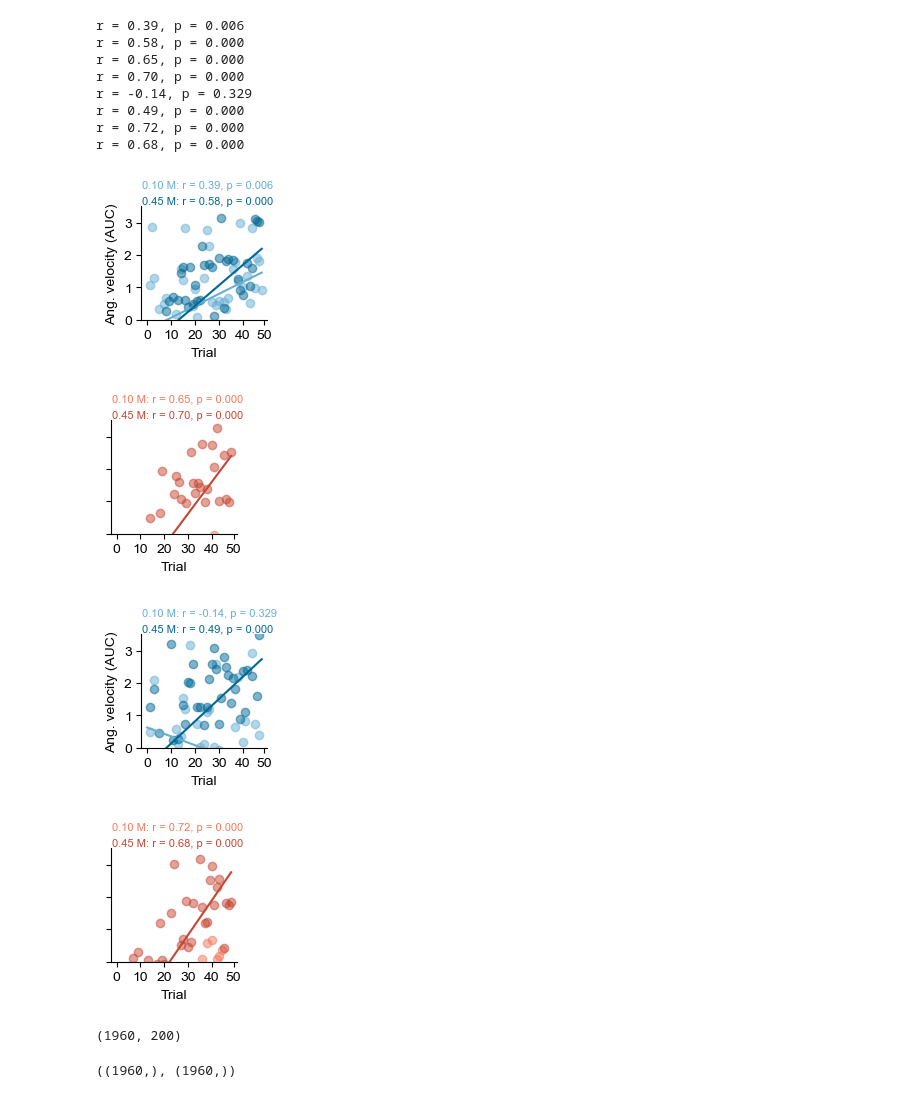
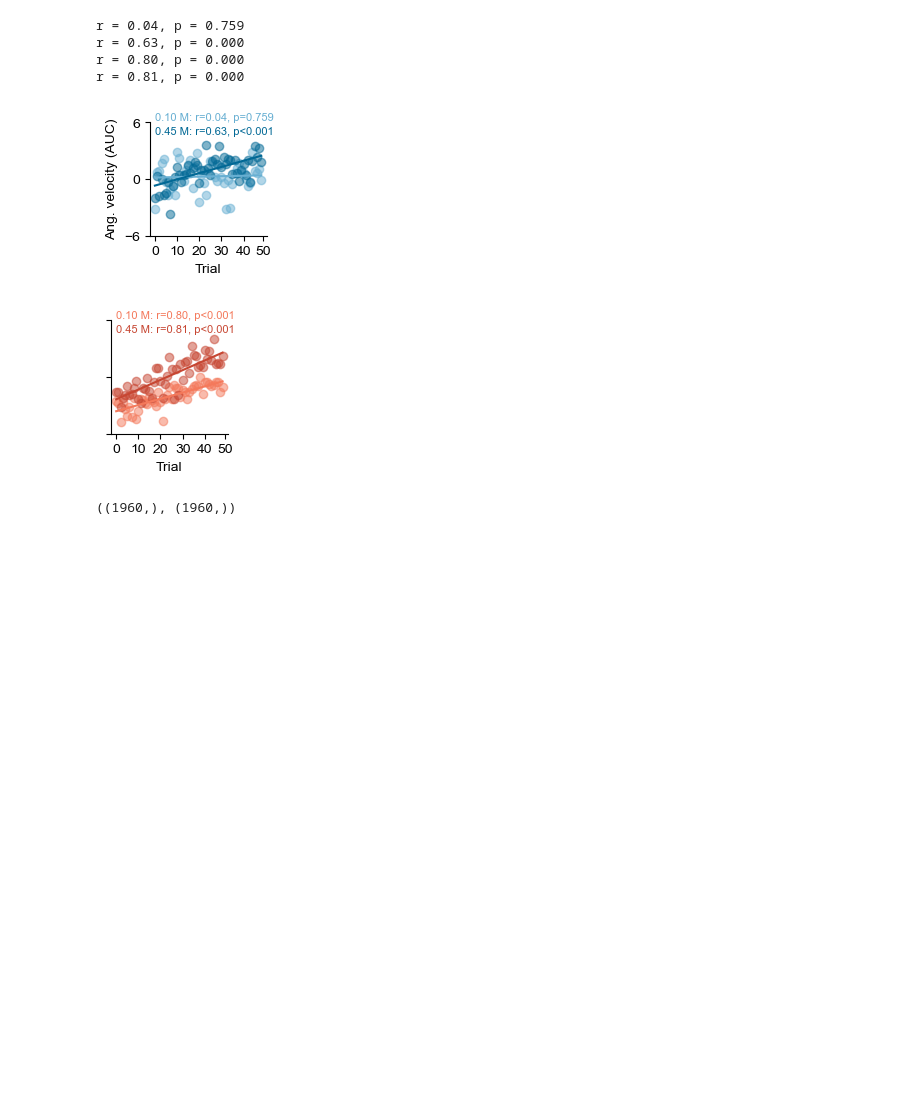
Before and after one commit to jaimemcc/bazzino, a Jupyter notebook: notebooks/figs_for_ang_vel.ipynb, the cells around one changed output. Saved outputs shown, nothing was run; the diff lists cells and outputs as text; code cells hidden in the pictures; blank space fills up the shorter version.

```diff
--- a/notebooks/figs_for_ang_vel.ipynb
+++ b/notebooks/figs_for_ang_vel.ipynb
@@ -64,3 +24,10 @@ x_vel.shape
+# %%
+with open(DATAFOLDER / "bazzino_data.pickle", "rb") as f:
+    data = dill.load(f)
+
+x_array = data["x_array"]
+snips_photo = data["snips_photo"]
+snips_vel = data["snips_vel"]
 # %%
 def smooth_array(arr, window_size=5):
     """
@@ -352,9 +203,9 @@ array([[0.79033573, 0.71926936, 0.68202478, 0.64266638, 0.64682422,
 # %%
 f, ax = plt.subplots(figsize=(2.2, 2.2),
-                     gridspec_kw={"left": 0.25, "right": 0.95, "top": 0.95, "bottom": 0.2})
+                     gridspec_kw={"left": 0.3, "right": 0.95, "top": 0.95, "bottom": 0.2})
 
 
-aucs = [f_replete_aucs, f_deplete_aucs]
+aucs = [replete_aucs, deplete_aucs]
 barx = [1, 2]
 barwidth=0.35
 
@@ -372,11 +223,11 @@ ax.scatter([barx[1] + spacer]*len(aucs[1][1]), aucs[1][1], facecolors="white", e
 
 sns.despine(ax=ax, top=True, right=True, left=False, bottom=True)
 ax.set_xticks([])
-ax.set_yticks([-0, 50, 100, 150])
-ax.set_ylim([-290,200])
+#ax.set_yticks([-300, -200, -100, 0, ])
+#ax.set_ylim([-290,200])
 
 ax.set_ylabel("Ang. velocity (AUC)", fontsize=10)
 
 if savefigs:
-    f.savefig(FIGSFOLDER / "aucs_vel_female.pdf")
+    f.savefig(FIGSFOLDER / "aucs_vel.pdf")
 # %% [output]
@@ -427,60 +246,54 @@ def draw_regression_line(y, ax, color):
     return r_value, p_value
 
 def make_correlation_plot(inf10, inf45, col10, col45, yaxis=False):
 
     f, ax = plt.subplots(figsize=(1.8,1.8),
-                         gridspec_kw={"left": 0.25, "right": 0.95, "top": 0.85, "bottom": 0.22})
+                         gridspec_kw={"left": 0.25, "right": 0.9, "top": 0.85, "bottom": 0.22})
 
     ax.scatter(np.arange(len(inf10)), inf10, color=col10, alpha=0.5)
     ax.scatter(np.arange(len(inf45)), inf45, color=col45, alpha=0.5)
 
     r, p = draw_regression_line(inf10, ax, col10)
-    ax.text(-2, 4, f"0.10 M: r = {r:.2f}, p = {p:.3f}", color=col10, fontsize=8,
+    if p < 0.001:
+        p = "p<0.001"
+    else:
+        p = f"p={p:.3f}"
+    ax.text(0, 6, f"0.10 M: r={r:.2f}, {p}", color=col10, fontsize=8,
             va="bottom", ha="left")
     r, p = draw_regression_line(inf45, ax, col45)
-    ax.text(-2, 3.5, f"0.45 M: r = {r:.2f}, p = {p:.3f}", color=col45, fontsize=8,
+    if p < 0.001:
+        p = "p<0.001"
+    else:
+        p = f"p={p:.3f}"
+    ax.text(0, 4.5, f"0.45 M: r={r:.2f}, {p}", color=col45, fontsize=8,
             va="bottom", ha="left")
 
     sns.despine(ax=ax)
 
-    ax.set_ylim([0, 3.5])
+    ax.set_ylim([-6, 6])
 
     if yaxis:
-        ax.set_yticks([0, 1, 2, 3])
+        ax.set_yticks([-6, 0, 6])
         ax.set_ylabel("Ang. velocity (AUC)")
     else:
-        ax.set_yticks([0, 1, 2, 3], labels=["", "", "", ""])
+        ax.set_yticks([-6, 0, 6], labels=["", "", "",])
 
     ax.set_xticks([0, 10, 20, 30, 40, 49], labels=["0", "10", "20", "30", "40", "50"])
     ax.set_xlabel("Trial")
 
     return f
 
-f = make_correlation_plot(f_replete_10_inf, f_replete_45_inf, colors[0], colors[1], yaxis=True)
+f = make_correlation_plot(replete_10_inf, replete_45_inf, colors[0], colors[1], yaxis=True)
 if savefigs:
-    f.savefig(FIGSFOLDER / "correlation_vel_f_replete.pdf")
+    f.savefig(FIGSFOLDER / "correlation_vel_replete.pdf")
 
-f = make_correlation_plot(f_deplete_10_inf, f_deplete_45_inf, colors[2], colors[3])
+f = make_correlation_plot(deplete_10_inf, deplete_45_inf, colors[2], colors[3])
 if savefigs:
-    f.savefig(FIGSFOLDER / "correlation_vel_f_deplete.pdf")
-
-f = make_correlation_plot(m_replete_10_inf, m_replete_45_inf, colors[0], colors[1], yaxis=True)
-if savefigs:
-    f.savefig(FIGSFOLDER / "correlation_vel_m_replete.pdf")
-
-f = make_correlation_plot(m_deplete_10_inf, m_deplete_45_inf, colors[2], colors[3])
-if savefigs:
-    f.savefig(FIGSFOLDER / "correlation_vel_m_deplete.pdf")
+    f.savefig(FIGSFOLDER / "correlation_vel_deplete.pdf")
 # %% [output]
-r = 0.39, p = 0.006
-r = 0.58, p = 0.000
-r = 0.65, p = 0.000
-r = 0.70, p = 0.000
-r = -0.14, p = 0.329
-r = 0.49, p = 0.000
-r = 0.72, p = 0.000
-r = 0.68, p = 0.000
+r = 0.04, p = 0.759
+r = 0.63, p = 0.000
+r = 0.80, p = 0.000
+r = 0.81, p = 0.000
-[figure, old version]
+[figure, new version]
-[figure, old version]
+[figure, new version]
-[figure, removed]
-[figure, removed]
@@ -490,5 +300 @@ with open(DATAFOLDER / "snips_photo_forDLC.pickle", "rb") as f:
-# %%
-snips.shape
-# %% [output]
-(1960, 200)
 # %%
```
Also changed, not shown: parts of 11 cells of this notebook, 2 other files.
